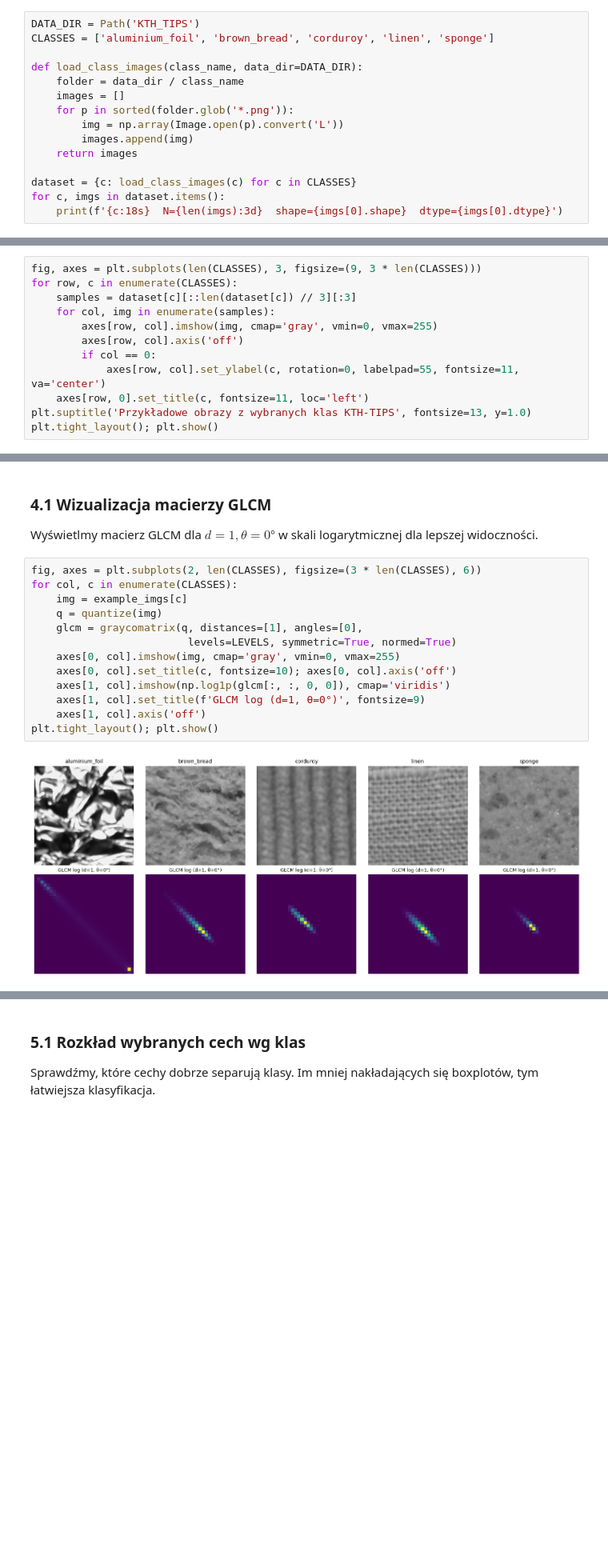
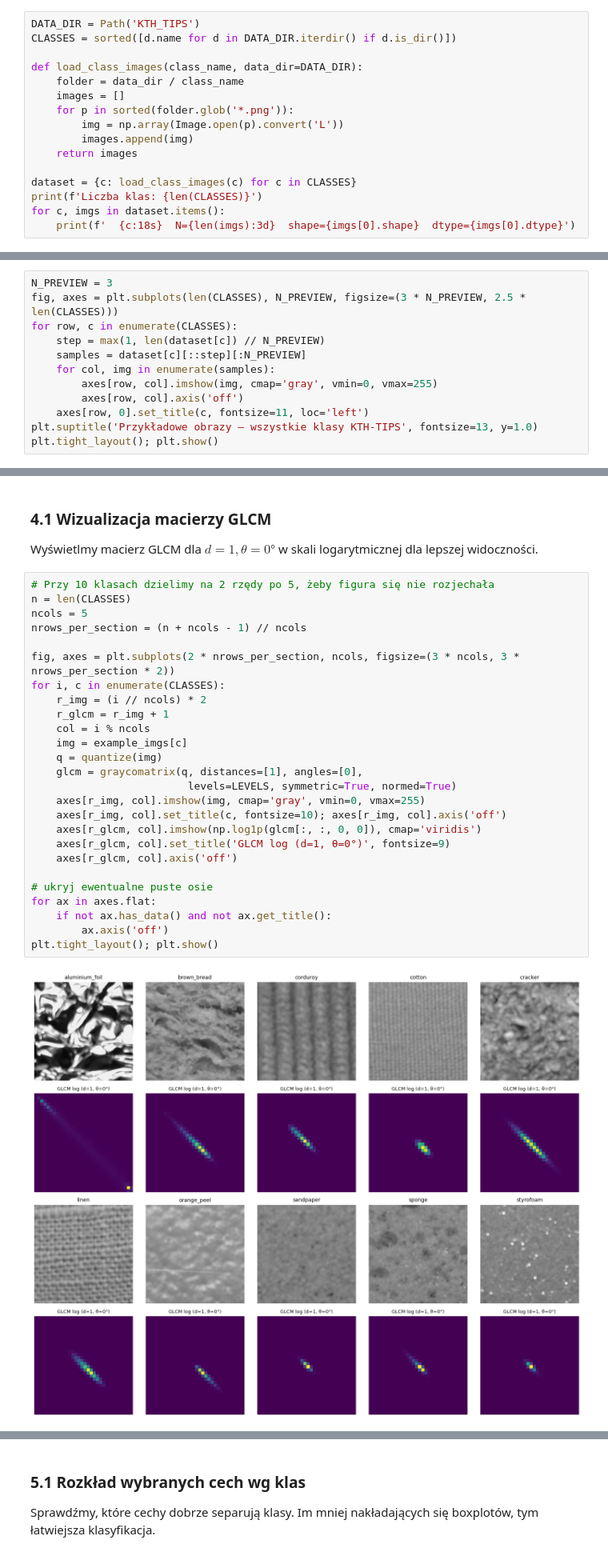
Before and after one commit to Ki3mONo/Computer-Vision-AGH, a Jupyter notebook: lab4/lab4.ipynb, the cells around one changed output, grey strips where cells are left out. Shown at 80% size. Drawn from its saved outputs; the diff is of its cells as text; blank space fills up the shorter version.

```diff
--- a/lab4/lab4.ipynb
+++ b/lab4/lab4.ipynb
@@ -67,6 +72,6 @@ Wybieramy **5 klas** o wyraźnie różnej strukturze powierzchni, aby zadanie kl
 # %%
 DATA_DIR = Path('KTH_TIPS')
-CLASSES = ['aluminium_foil', 'brown_bread', 'corduroy', 'linen', 'sponge']
+CLASSES = sorted([d.name for d in DATA_DIR.iterdir() if d.is_dir()])
 
 def load_class_images(class_name, data_dir=DATA_DIR):
     folder = data_dir / class_name
@@ -77,6 +82,7 @@ def load_class_images(class_name, data_dir=DATA_DIR):
     return images
 
 dataset = {c: load_class_images(c) for c in CLASSES}
+print(f'Liczba klas: {len(CLASSES)}')
 for c, imgs in dataset.items():
-    print(f'{c:18s}  N={len(imgs):3d}  shape={imgs[0].shape}  dtype={imgs[0].dtype}')
+    print(f'  {c:18s}  N={len(imgs):3d}  shape={imgs[0].shape}  dtype={imgs[0].dtype}')
 # %% [output]
@@ -90,15 +102,15 @@ sponge              N= 81  shape=(200, 200)  dtype=uint8
 
 Wyświetlmy po 3 reprezentatywne obrazy z każdej klasy, aby wizualnie ocenić różnice w strukturze.
 # %%
-fig, axes = plt.subplots(len(CLASSES), 3, figsize=(9, 3 * len(CLASSES)))
+N_PREVIEW = 3
+fig, axes = plt.subplots(len(CLASSES), N_PREVIEW, figsize=(3 * N_PREVIEW, 2.5 * len(CLASSES)))
 for row, c in enumerate(CLASSES):
-    samples = dataset[c][::len(dataset[c]) // 3][:3]
+    step = max(1, len(dataset[c]) // N_PREVIEW)
+    samples = dataset[c][::step][:N_PREVIEW]
     for col, img in enumerate(samples):
         axes[row, col].imshow(img, cmap='gray', vmin=0, vmax=255)
         axes[row, col].axis('off')
-        if col == 0:
-            axes[row, col].set_ylabel(c, rotation=0, labelpad=55, fontsize=11, va='center')
     axes[row, 0].set_title(c, fontsize=11, loc='left')
-plt.suptitle('Przykładowe obrazy z wybranych klas KTH-TIPS', fontsize=13, y=1.0)
+plt.suptitle('Przykładowe obrazy — wszystkie klasy KTH-TIPS', fontsize=13, y=1.0)
 plt.tight_layout(); plt.show()
 # %% [output]
@@ -160,20 +177,33 @@ sponge                    0.8286        0.5797        0.7342        0.3036
 
 Wyświetlmy macierz GLCM dla $d=1, \theta=0°$ w skali logarytmicznej dla lepszej widoczności.
 # %%
-fig, axes = plt.subplots(2, len(CLASSES), figsize=(3 * len(CLASSES), 6))
-for col, c in enumerate(CLASSES):
+# Przy 10 klasach dzielimy na 2 rzędy po 5, żeby figura się nie rozjechała
+n = len(CLASSES)
+ncols = 5
+nrows_per_section = (n + ncols - 1) // ncols
+
+fig, axes = plt.subplots(2 * nrows_per_section, ncols, figsize=(3 * ncols, 3 * nrows_per_section * 2))
+for i, c in enumerate(CLASSES):
+    r_img = (i // ncols) * 2
+    r_glcm = r_img + 1
+    col = i % ncols
     img = example_imgs[c]
     q = quantize(img)
     glcm = graycomatrix(q, distances=[1], angles=[0],
                          levels=LEVELS, symmetric=True, normed=True)
-    axes[0, col].imshow(img, cmap='gray', vmin=0, vmax=255)
-    axes[0, col].set_title(c, fontsize=10); axes[0, col].axis('off')
-    axes[1, col].imshow(np.log1p(glcm[:, :, 0, 0]), cmap='viridis')
-    axes[1, col].set_title(f'GLCM log (d=1, θ=0°)', fontsize=9)
-    axes[1, col].axis('off')
+    axes[r_img, col].imshow(img, cmap='gray', vmin=0, vmax=255)
+    axes[r_img, col].set_title(c, fontsize=10); axes[r_img, col].axis('off')
+    axes[r_glcm, col].imshow(np.log1p(glcm[:, :, 0, 0]), cmap='viridis')
+    axes[r_glcm, col].set_title('GLCM log (d=1, θ=0°)', fontsize=9)
+    axes[r_glcm, col].axis('off')
+
+# ukryj ewentualne puste osie
+for ax in axes.flat:
+    if not ax.has_data() and not ax.get_title():
+        ax.axis('off')
 plt.tight_layout(); plt.show()
 # %% [output]
-[figure, old version]
+[figure, new version]
 # %% [markdown]
 ## 5. Ekstrakcja cech z całego zbioru
 
```
Also changed, not shown: parts of 12 cells of this notebook.
